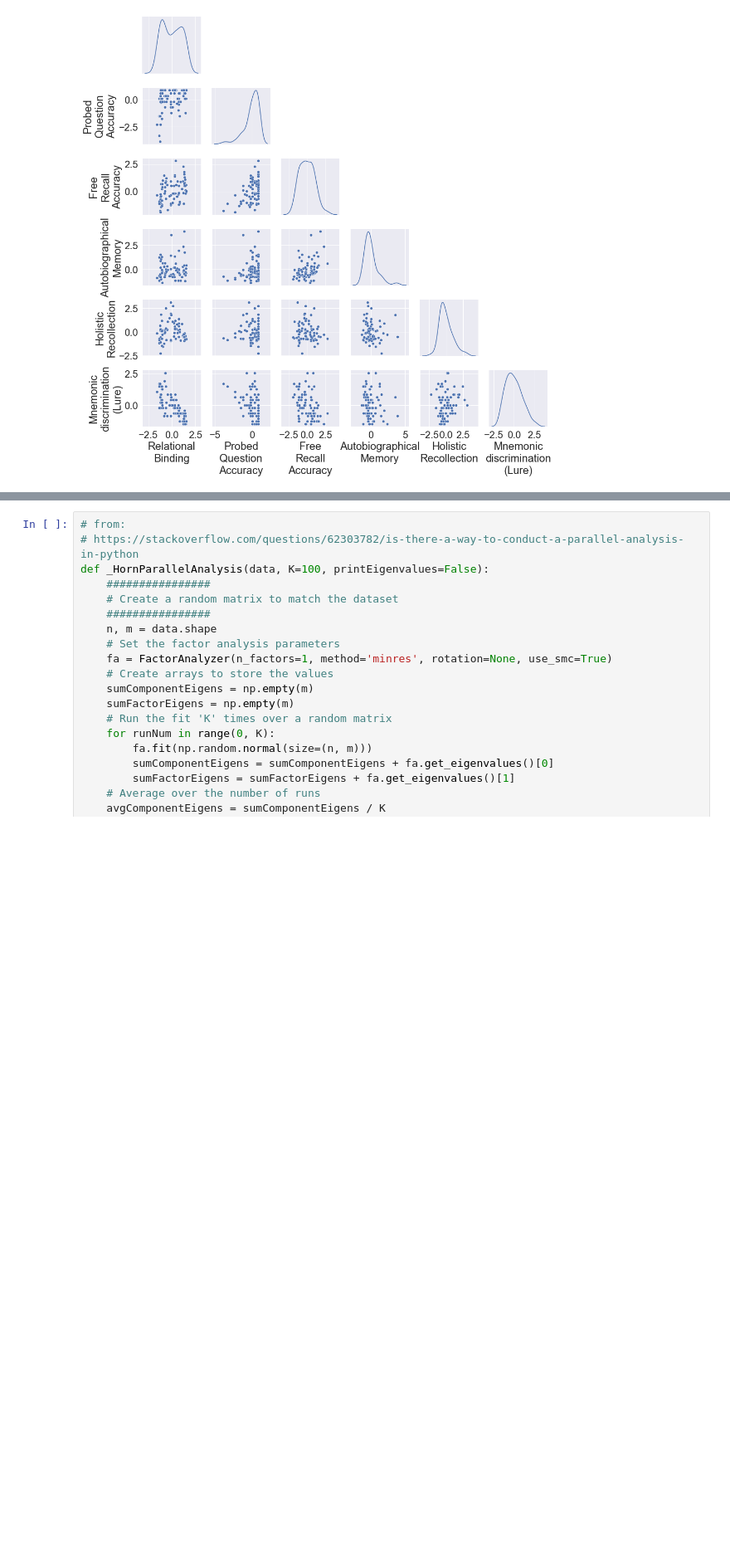
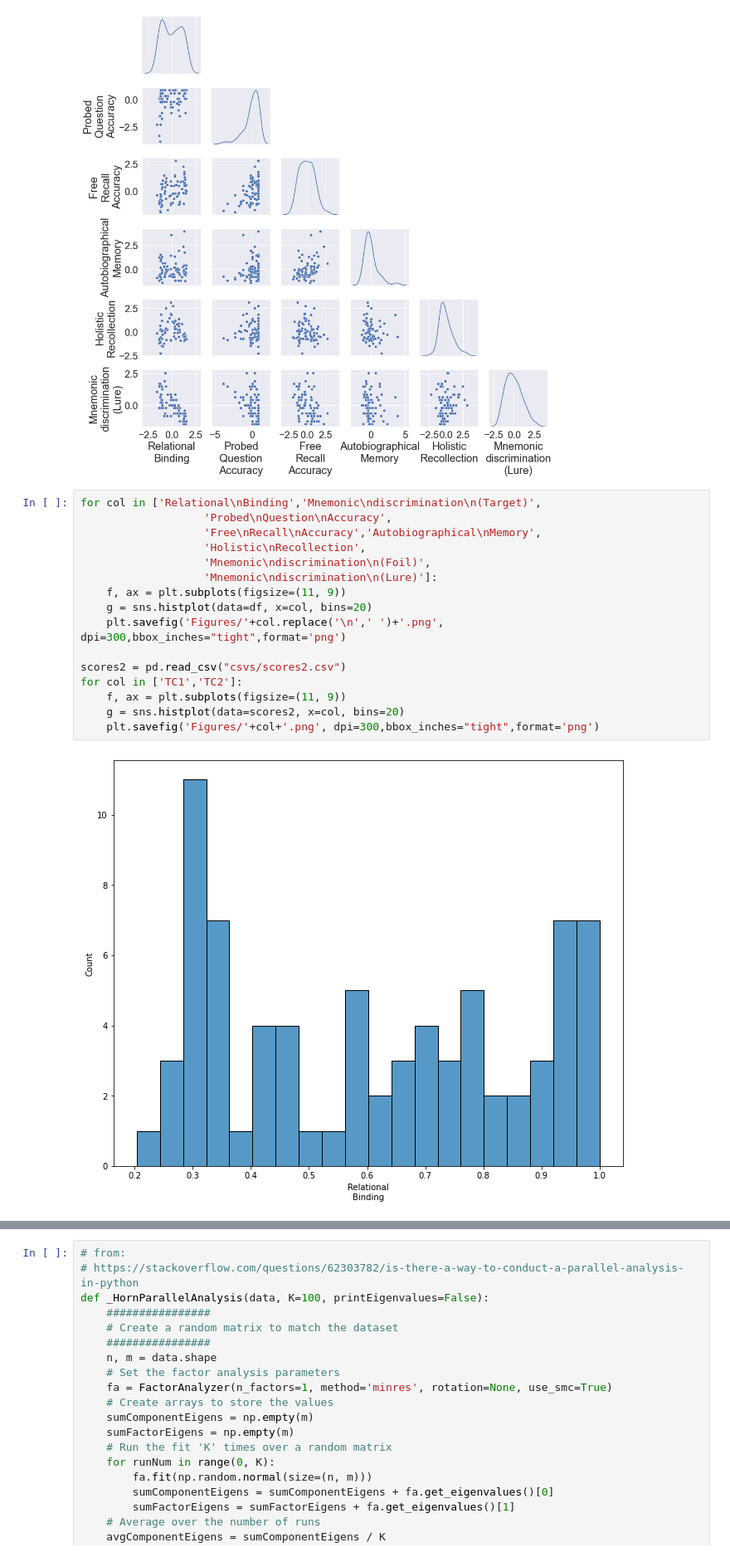
Before and after one commit to samsydco/Factor_Analysis, a Jupyter notebook: factor_anlaysis.ipynb, the cells around one changed output, grey strips where cells are left out. Shown: that part at 83% size. Drawn from its saved outputs; the diff is of its cells as text; blank space fills up the shorter version.

Commit message:
Made distribution plots in factor_analysis.ipynb.

```diff
--- a/factor_anlaysis.ipynb
+++ b/factor_anlaysis.ipynb
@@ -269,3 +269,21 @@ g.map_diag(sns.kdeplot)
 # %% [output]
 <seaborn.axisgrid.PairGrid at 0x...>
 [figure]
+# %%
+for col in ['Relational\nBinding','Mnemonic\ndiscrimination\n(Target)',
+                   'Probed\nQuestion\nAccuracy',
+                   'Free\nRecall\nAccuracy','Autobiographical\nMemory',
+                   'Holistic\nRecollection',
+                   'Mnemonic\ndiscrimination\n(Foil)',
+                   'Mnemonic\ndiscrimination\n(Lure)']:
+    f, ax = plt.subplots(figsize=(11, 9))
+    g = sns.histplot(data=df, x=col, bins=20)
+    plt.savefig('Figures/'+col.replace('\n',' ')+'.png', dpi=300,bbox_inches="tight",format='png')
+
+scores2 = pd.read_csv("csvs/scores2.csv")
+for col in ['TC1','TC2']:
+    f, ax = plt.subplots(figsize=(11, 9))
+    g = sns.histplot(data=scores2, x=col, bins=20)
+    plt.savefig('Figures/'+col+'.png', dpi=300,bbox_inches="tight",format='png')
+# %% [output]
+[figure, added]
```
Also changed, not shown: parts of 1 cell of this notebook.
